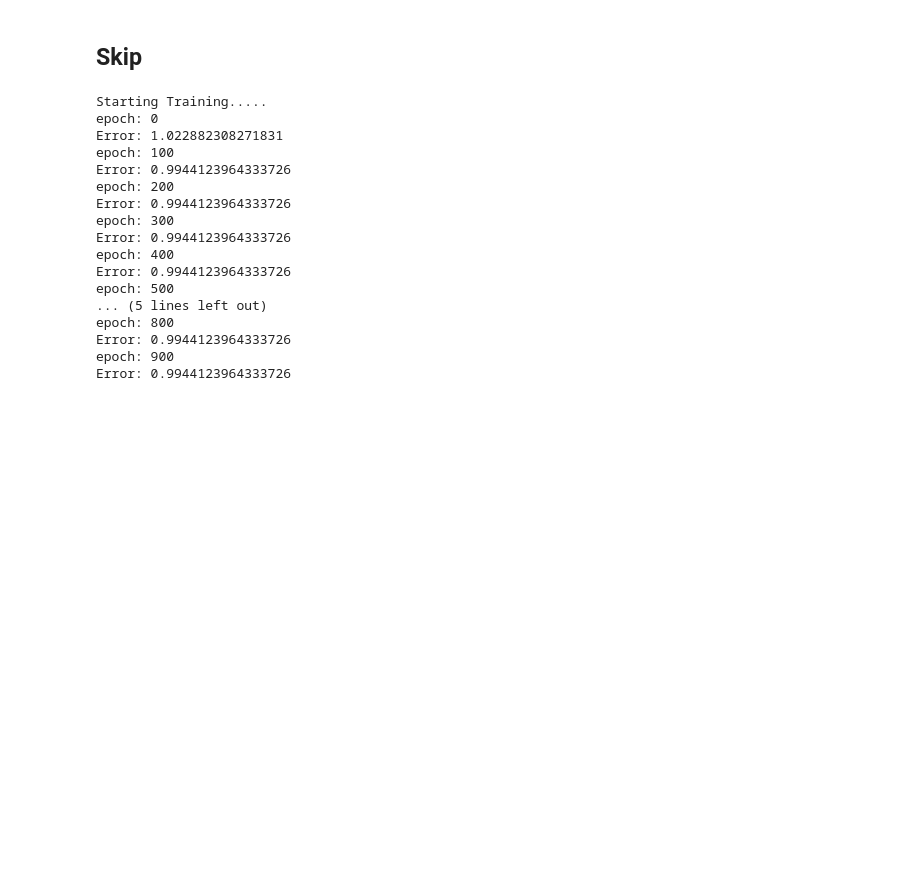
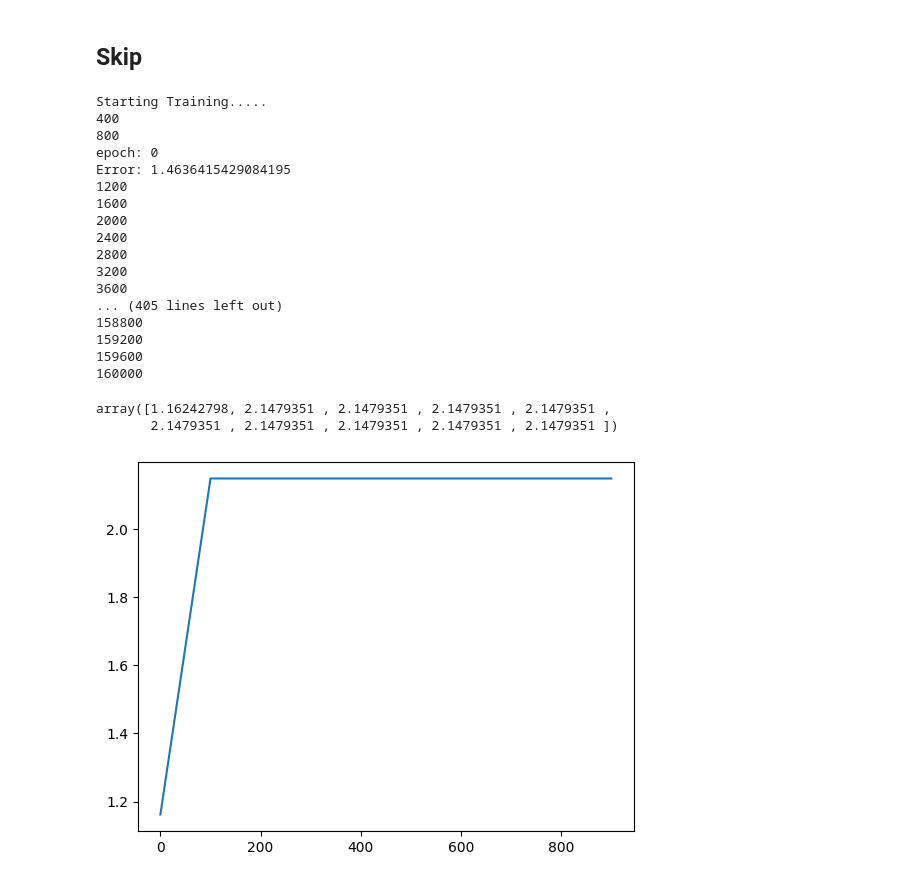
Before and after one commit to MSSRPRAD/RegressionFromScratch, a Jupyter notebook: SingleVariablePolynomialRegression/SingleVariablePolynomialRegression.ipynb, the cells around one changed output. Saved outputs shown, nothing was run; the diff lists cells and outputs as text; code cells hidden in the pictures; blank space fills up the shorter version.

```diff
--- a/SingleVariablePolynomialRegression/SingleVariablePolynomialRegression.ipynb
+++ b/SingleVariablePolynomialRegression/SingleVariablePolynomialRegression.ipynb
@@ -107,7 +107,7 @@ class PolynomialRegressionModel:
         """
         Polynomial Regression Model for some particular degree.
         """
-        self.loss = None
+        self.errors = {}
         self.deg = degree
         self.weights = np.random.rand(1, degree+1)
 
@@ -124,8 +124,8 @@ class PolynomialRegressionModel:
             result.append(
                 (input**i)*(prediction-target)
             )
-        print('loss: ')
-        print(result)
+        # print('loss: ')
+        # print(result)
         return np.array(result).reshape(self.weights.shape)
 
     def fit(self, X_train, y_train, lr=0.01, epochs=500, batch_size=20):
@@ -149,7 +149,6 @@ class PolynomialRegressionModel:
                 input = sample[0]
                 target = sample[1]
                 # print(input, target)
-
                 if count%batch_size == 0:
                     loss /= batch_size
                     self.weights *= 0.995
@@ -159,6 +158,9 @@ class PolynomialRegressionModel:
                     loss += self.calculate_loss(input, target)
 
                 count+=1
+                if (epoch*X_train.shape[0]+count) % (X_train.shape[0]/2) == 0:
+                    # print(epoch*X_train.shape[0]+count)
+                    self.errors[epoch*X_train.shape[0]+count] = self.calculate_error(X_train, y_train)
             if epoch%(epochs/10) == 0:
                 print(f"epoch: {epoch}")
                 print(f"Error: {self.calculate_error(X_train, y_train)}")
@@ -204,22 +206,40 @@ class PolynomialRegressionModel:
 ## Skip
 # %%
 model = PolynomialRegressionModel(3)
-model.fit(train['X'], train['Y'], lr=0.1, epochs=1000)
+model.fit(train['X'], train['Y'], lr=0.001, epochs=200)
 # %% [output]
 Starting Training.....
+400
+800
 epoch: 0
-Error: 1.022882308271831
-epoch: 100
-Error: 0.9944123964333726
-epoch: 200
-Error: 0.9944123964333726
-epoch: 300
-Error: 0.9944123964333726
-epoch: 400
-Error: 0.9944123964333726
-epoch: 500
-... (5 lines left out)
-epoch: 800
-Error: 0.9944123964333726
-epoch: 900
-Error: 0.9944123964333726
+Error: 1.4636415429084195
+1200
+1600
+2000
+2400
+2800
+3200
+3600
+... (405 lines left out)
+158800
+159200
+159600
+160000
+# %%
+x = model.loss.keys()
+x
+y = []
+for i in x:
+    y.append(model.loss[i])
+x = np.array(list(x))
+y = np.array(y)
+# %%
+y
+# %% [output]
+array([1.16242798, 2.1479351 , 2.1479351 , 2.1479351 , 2.1479351 ,
+       2.1479351 , 2.1479351 , 2.1479351 , 2.1479351 , 2.1479351 ])
+# %%
+plt.plot(x, y)
+plt.show()
+# %% [output]
+[figure, added]
```
Also changed, not shown: parts of 3 cells of this notebook, 1 other file.
